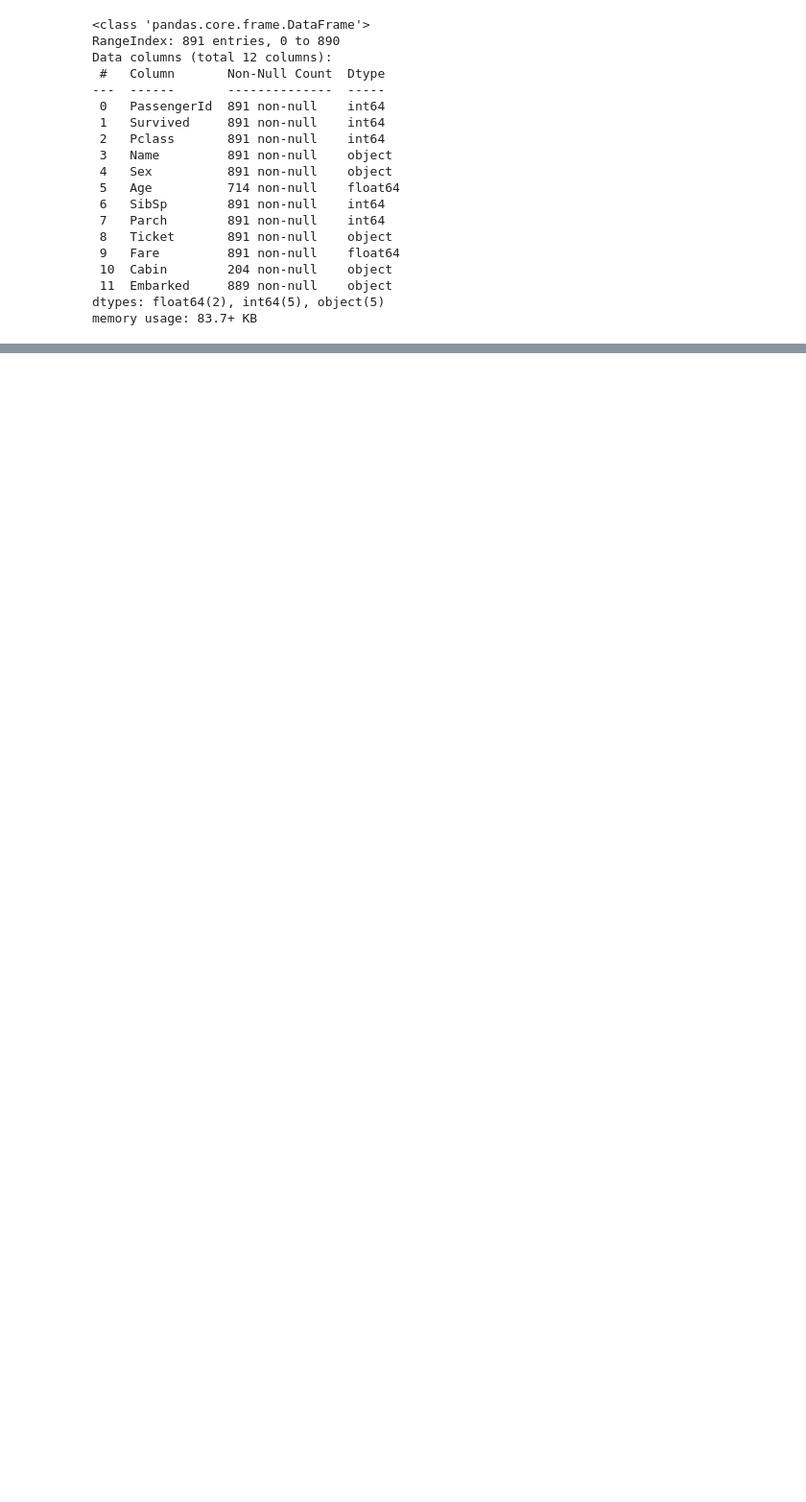
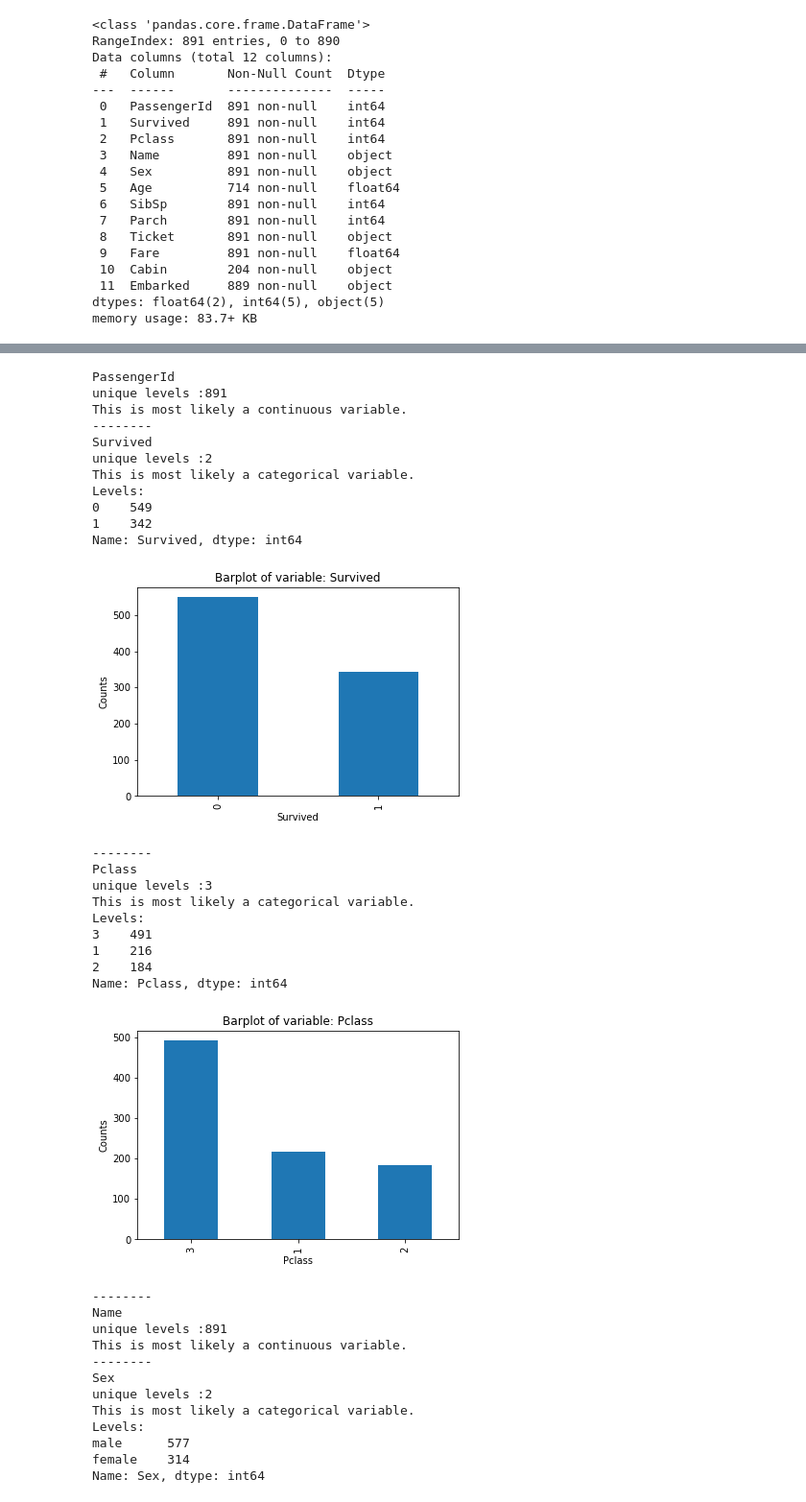
Before and after one commit to FaizanKhalidMohsin/Kaggle_Project_ML_Titanic, a Jupyter notebook: Titanic_JNotebook.ipynb, the cells around one changed output, grey strips where cells are left out. Shown at 96% size. Cells and saved outputs as stored; diff of their text form; code cells hidden in the pictures; blank space fills up the shorter version.

```diff
--- a/Titanic_JNotebook.ipynb
+++ b/Titanic_JNotebook.ipynb
@@ -114,0 +238,54 @@ num_features = []
+# %%
+for var in training_raw.columns:
+    print(var)
+    #print(training_raw[var].value_counts())
+    print('unique levels :{}'.format(len(training_raw[var].unique())))
+    if len(training_raw[var].unique()) < 20:
+        print('This is most likely a categorical variable.')
+        print('Levels:')
+        print(training_raw[var].value_counts())
+        training_raw[var].value_counts().plot(kind = 'bar')
+        plt.xlabel(var)
+        plt.ylabel('Counts')
+        plt.title('Barplot of variable: ' + var)
+        plt.show()
+    else:
+        print('This is most likely a continuous variable.')
+        num_features.append(var)
+    print('--------')
+    #print( )
+# %% [output]
+PassengerId
+unique levels :891
+This is most likely a continuous variable.
+--------
+Survived
+unique levels :2
+This is most likely a categorical variable.
+Levels:
+0    549
+1    342
+Name: Survived, dtype: int64
+[figure, added]
+--------
+Pclass
+unique levels :3
+This is most likely a categorical variable.
+Levels:
+3    491
+1    216
+2    184
+Name: Pclass, dtype: int64
+[figure, added]
+--------
+Name
+unique levels :891
+This is most likely a continuous variable.
+--------
+Sex
+unique levels :2
+This is most likely a categorical variable.
+Levels:
+male      577
+female    314
+Name: Sex, dtype: int64
```
Also changed, not shown: parts of 30 cells of this notebook.
